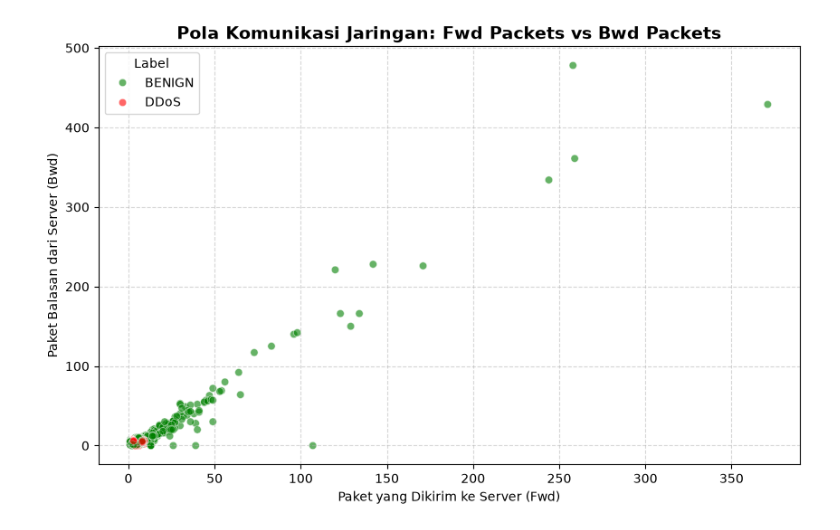
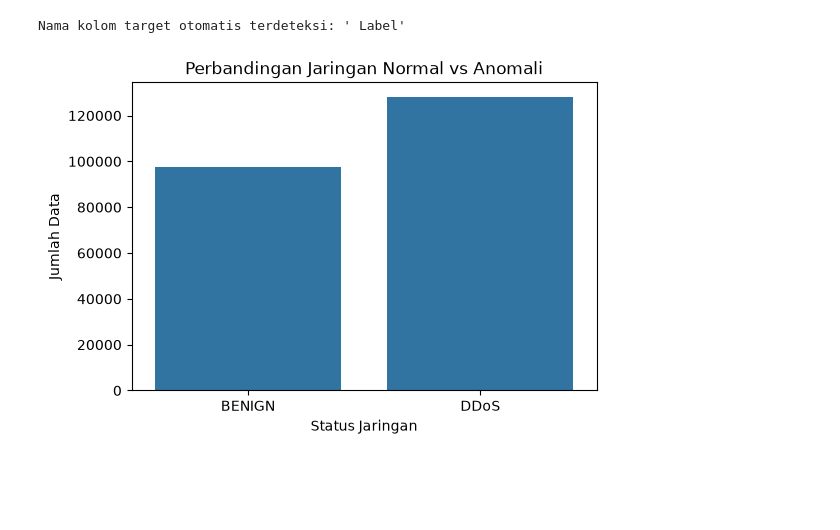
Before and after one commit to yosuaadev/AI_Cyber_Guard, a Jupyter notebook: 00_EDA.ipynb, the cells around one changed output. Cells and saved outputs as stored; diff of their text form; code cells hidden in the pictures; blank space fills up the shorter version.

```diff
--- a/00_EDA.ipynb
+++ b/00_EDA.ipynb
@@ -31,16 +34,18 @@ Passing `palette` without assigning `hue` is deprecated and will be removed in v
-# %%
-# mengambil sedikit sample data
-df_sample = df_eda.sample(n=5000, random_state=42)
-
-plt.figure(figsize=(10, 6))
-# grafik titik
-sns.scatterplot(data=df_sample, x='Total Fwd Packets', y='Total Backward Packets', hue='Label',
-                palette={'BENIGN': 'green', 'DDoS': 'red'}, alpha=0.6)
-
-plt.title("Pola Komunikasi Jaringan: Fwd Packets vs Bwd Packets", fontsize=14, fontweight='bold')
-plt.xlabel("Paket yang Dikirim ke Server (Fwd)")
-plt.ylabel("Paket Balasan dari Server (Bwd)")
-plt.grid(True, linestyle='--', alpha=0.5)
-plt.show()
-# %% [output]
-[figure, removed]
+# %%
+# cek kolom paling akhir di dataset
+kolom_target = df.columns[-1]
+print("Nama kolom target otomatis terdeteksi:", repr(kolom_target))
+
+# plot otomatis pakai kolom terakhir tersebut
+import matplotlib.pyplot as plt
+import seaborn as sns
+
+plt.figure(figsize=(6, 4))
+sns.countplot(x=kolom_target, data=df)
+plt.title('Perbandingan Jaringan Normal vs Anomali')
+plt.xlabel('Status Jaringan')
+plt.ylabel('Jumlah Data')
+plt.show()
+# %% [output]
+Nama kolom target otomatis terdeteksi: ' Label'
+[figure, added]
```
Also changed, not shown: parts of 2 cells of this notebook, 1 other file.
